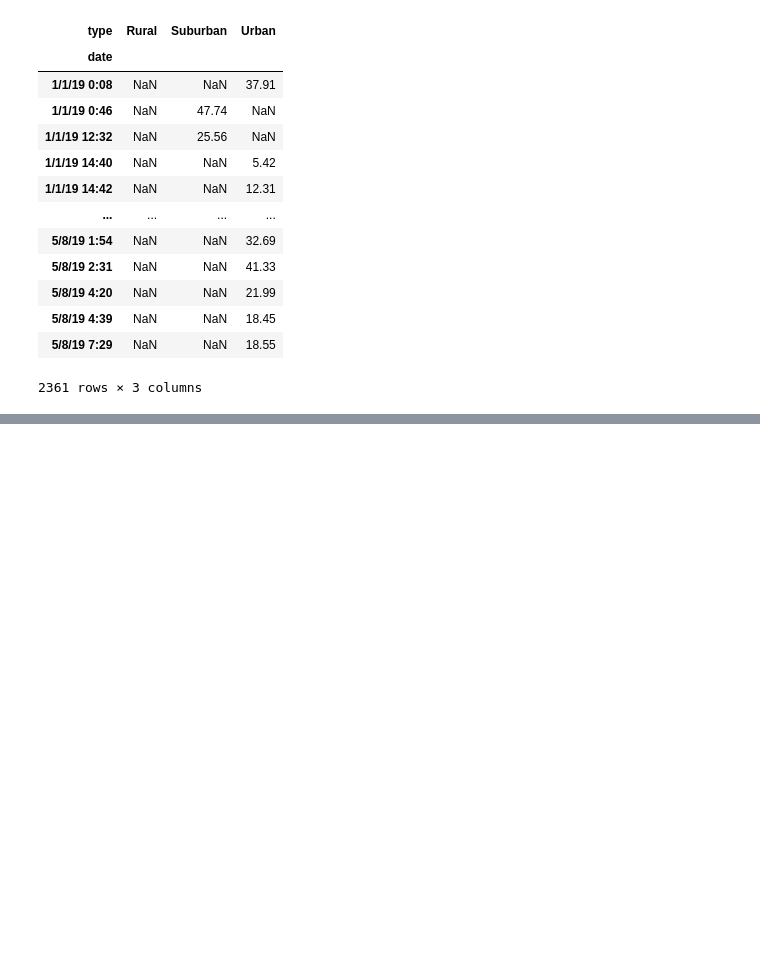
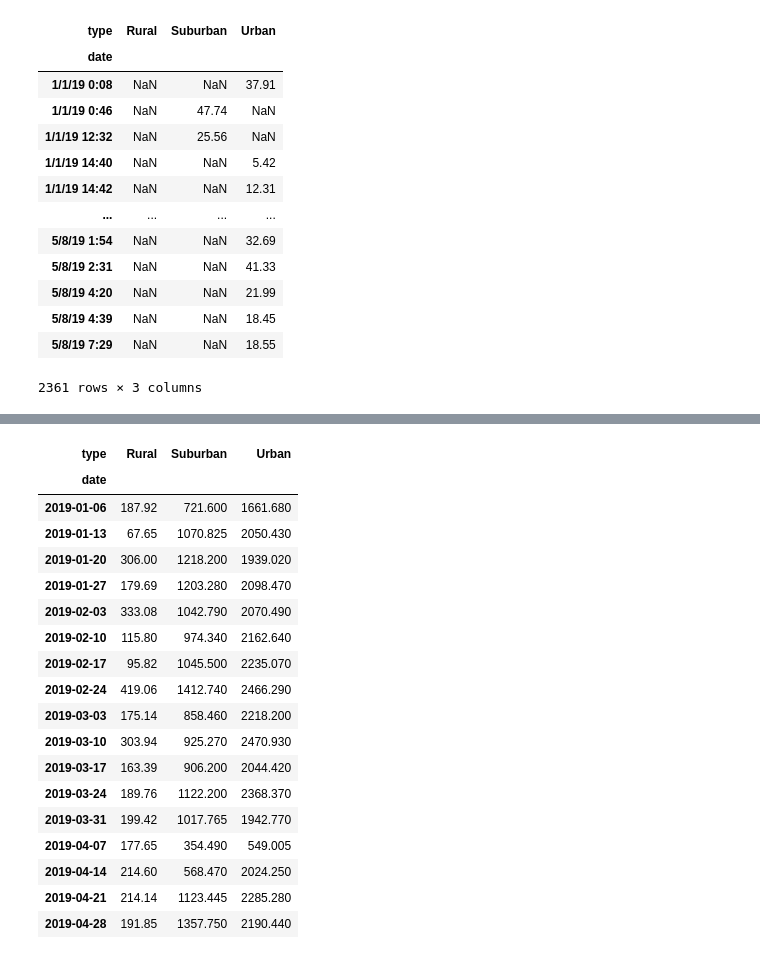
Before and after one commit to jhoward19/Pyber_Analysis, a Jupyter notebook: PyBer_Challenge.ipynb, the cells around one changed output, grey strips where cells are left out. Drawn from its saved outputs; the diff is of its cells as text; code cells hidden in the pictures; blank space fills up the shorter version.

```diff
--- a/PyBer_Challenge.ipynb
+++ b/PyBer_Challenge.ipynb
@@ -178,4 +203,26 @@ NameError: name 'pivot_table' is not defined
 # %%
 # 8. Create a new DataFrame using the "resample()" function by week 'W' and get the sum of the fares for each week.
+df= df.resample('W').sum()
+df
+# %% [output]
+| type | Rural | Suburban | Urban |
+| date |  |  |  |
+| 2019-01-06 | 187.92 | 721.600 | 1661.680 |
+| 2019-01-13 | 67.65 | 1070.825 | 2050.430 |
+| 2019-01-20 | 306.00 | 1218.200 | 1939.020 |
+| 2019-01-27 | 179.69 | 1203.280 | 2098.470 |
+| 2019-02-03 | 333.08 | 1042.790 | 2070.490 |
+| 2019-02-10 | 115.80 | 974.340 | 2162.640 |
+| 2019-02-17 | 95.82 | 1045.500 | 2235.070 |
+| 2019-02-24 | 419.06 | 1412.740 | 2466.290 |
+| 2019-03-03 | 175.14 | 858.460 | 2218.200 |
+| 2019-03-10 | 303.94 | 925.270 | 2470.930 |
+| 2019-03-17 | 163.39 | 906.200 | 2044.420 |
+| 2019-03-24 | 189.76 | 1122.200 | 2368.370 |
+| 2019-03-31 | 199.42 | 1017.765 | 1942.770 |
+| 2019-04-07 | 177.65 | 354.490 | 549.005 |
+| 2019-04-14 | 214.60 | 568.470 | 2024.250 |
+| 2019-04-21 | 214.14 | 1123.445 | 2285.280 |
+| 2019-04-28 | 191.85 | 1357.750 | 2190.440 |
 # %%
 # 8. Using the object-oriented interface method, plot the resample DataFrame using the df.plot() function.
```
Also changed, not shown: parts of 4 cells of this notebook, 1 other file.
